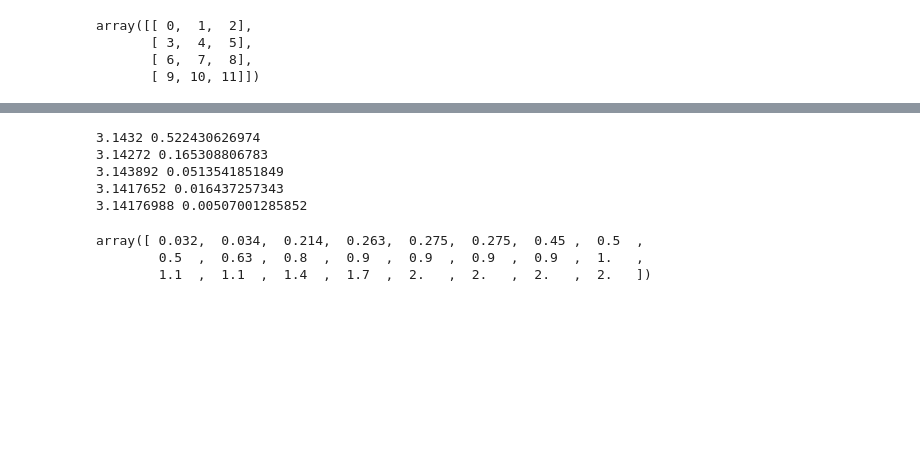
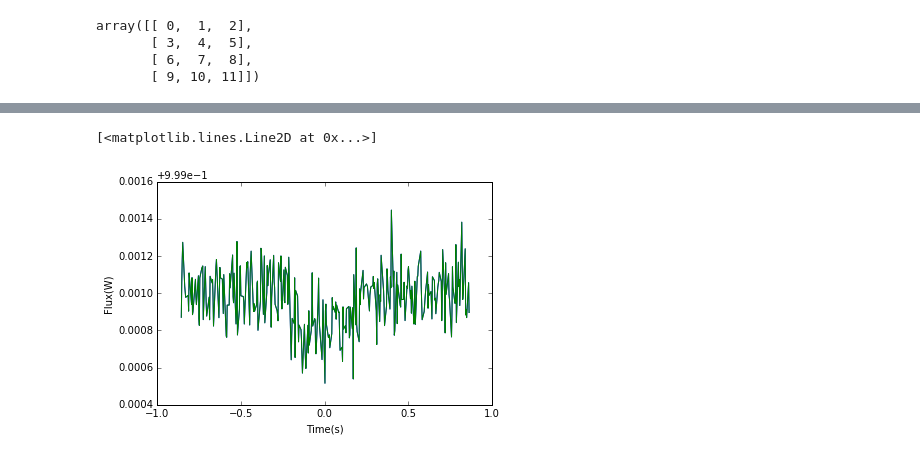
Before and after one commit to anewmark/galaxy_dark_matter, a Jupyter notebook: testing doc.ipynb, the cells around one changed output, grey strips where cells are left out. Saved outputs shown, nothing was run; the diff lists cells and outputs as text; code cells hidden in the pictures; blank space fills up the shorter version.

```diff
--- a/testing doc.ipynb
+++ b/testing doc.ipynb
@@ -121 +46,3 @@ array([2, 4, 6])
+# %%
+Time, Flux = objarr("7016.01.txt")
 # %%
@@ -158,39 +67,0 @@ calculates in 0.0019912919960916042  seconds
-# %%
-import numpy as np
-import math
-import matplotlib.pyplot as plt
-import timeit
-points=[10, 100,1000,10000,100000]
-sqrt=math.sqrt
-inside=0
-repeat=1
-Nruns=1000
-if repeat:
-    points=[10, 100,1000,10000,100000]
-    length=len(points)
-    pis=[]
-
-    pisst=[]
-    for i in range(0,length):
-        pisj=[]
-        for j in range(0,Nruns):
-            N=points[i]
-            x=-1+2*np.random.rand(N)
-            y=-1+2*np.random.rand(N)
-            inside=(x**2+y**2<1).sum()
-            pi=4*inside/N
-            #print('pi is', pi)
-            pisj.append(pi)
-        pisj=np.array(pisj)
-        #print(pism)
-        print(pisj.mean(), pisj.std())
-        #pis.append(pi)
-        #pisst.append(pisj)
-    #print(pisst)
-    #pisst=np.array(pisst)
-# %% [output]
-3.1432 0.522430626974
-3.14272 0.165308806783
-3.143892 0.0513541851849
-3.1417652 0.016437257343
-3.14176988 0.00507001285852
@@ -200,6 +68,13 @@ data = np.genfromtxt('/Users/amandanewmark/repositories/usrp-sciprog/projects/hu
-# %%
-data['R']
-# %% [output]
-array([ 0.032,  0.034,  0.214,  0.263,  0.275,  0.275,  0.45 ,  0.5  ,
-        0.5  ,  0.63 ,  0.8  ,  0.9  ,  0.9  ,  0.9  ,  0.9  ,  1.   ,
-        1.1  ,  1.1  ,  1.4  ,  1.7  ,  2.   ,  2.   ,  2.   ,  2.   ])
+# %%
+def TFplot(x, y): #plots Time v Flux
+    plt.plot(x, y)
+    plt.xlabel('Time(s)')
+    plt.ylabel('Flux(W)')
+    plt.show
+    return plt.plot(x,y)
+# %%
+TF=TFplot(Time, Flux)
+TF
+# %% [output]
+[<matplotlib.lines.Line2D at 0x...>]
+[figure, added]
```
Also changed, not shown: parts of 23 cells of this notebook, 25 other files.
